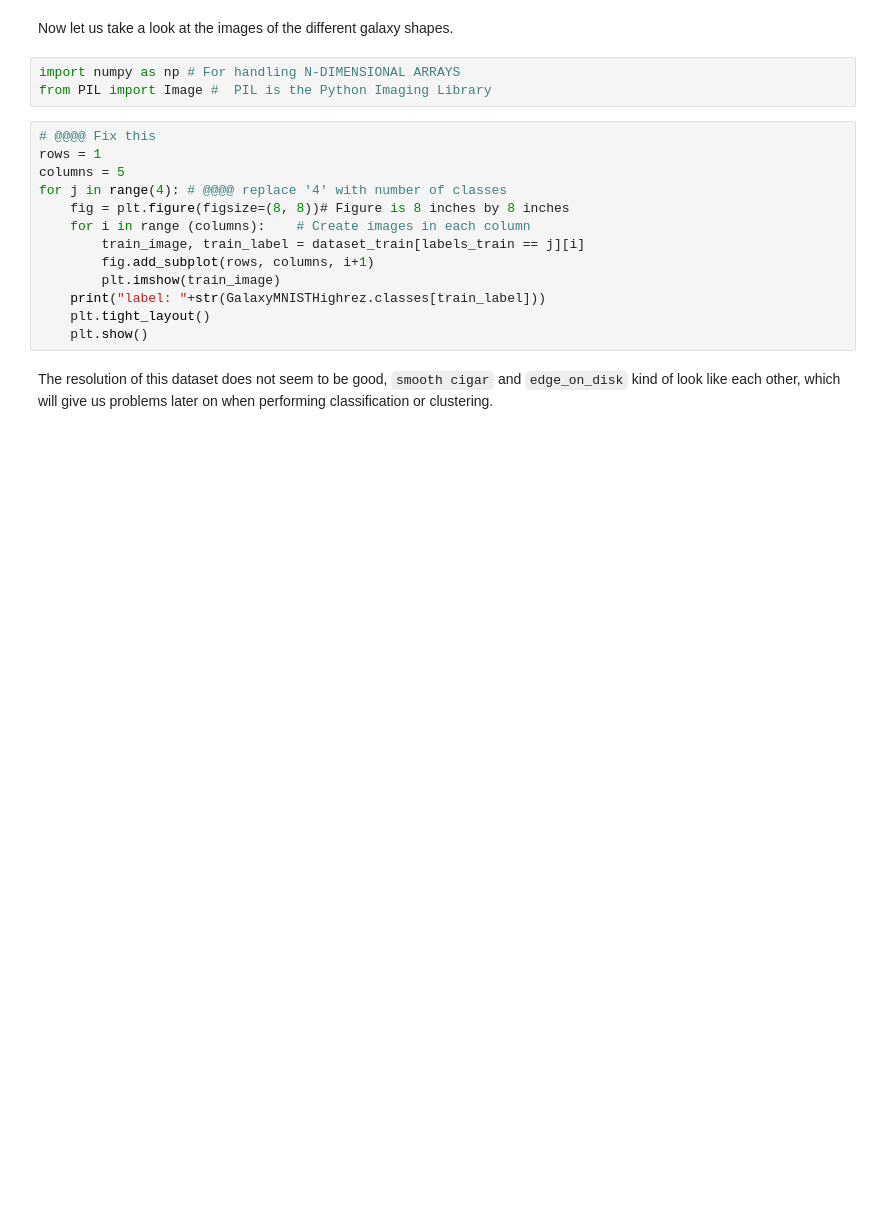
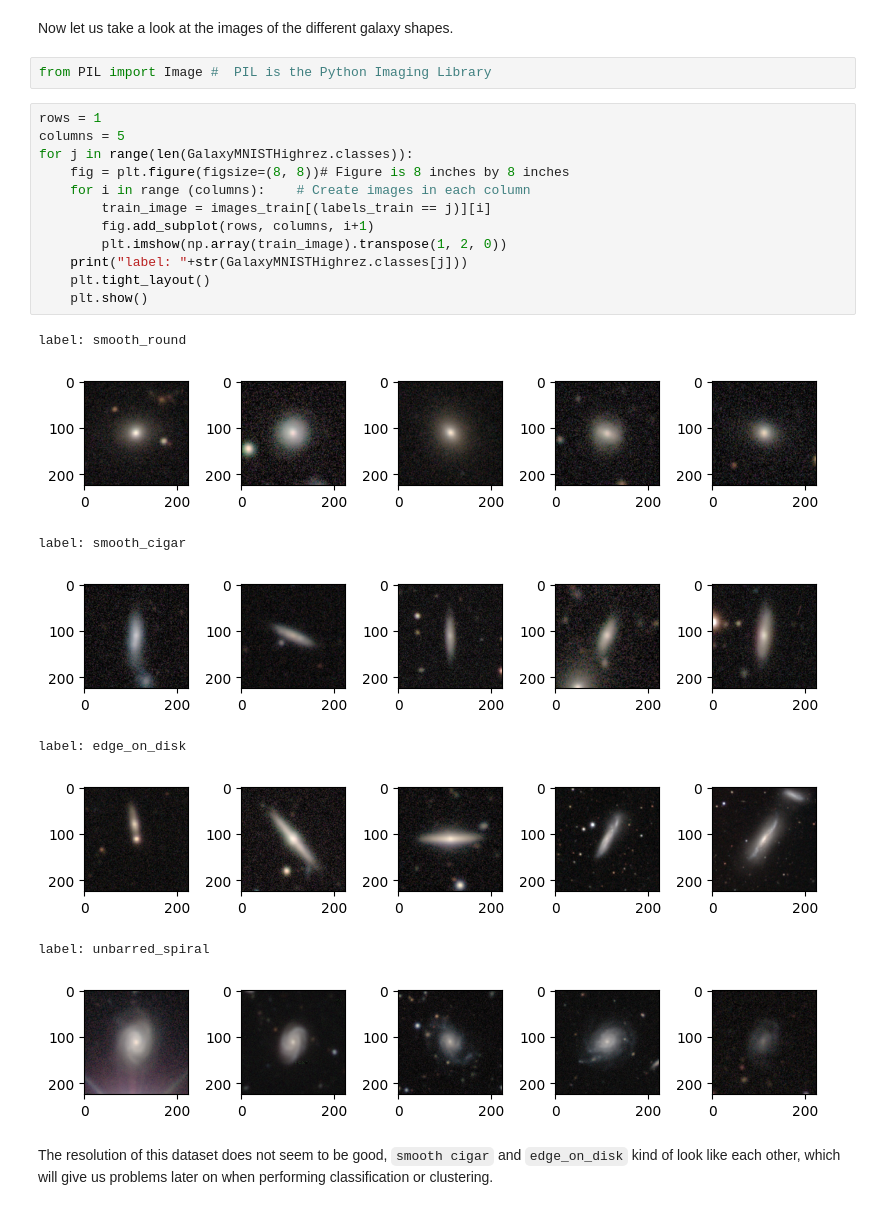
Before and after one commit to ezrafielding/galaxy-cluster, a Jupyter notebook: 1-PreProcessing.ipynb, the cells around one changed output. Cells and saved outputs as stored; diff of their text form; blank space fills up the shorter version.

```diff
--- a/1-PreProcessing.ipynb
+++ b/1-PreProcessing.ipynb
@@ -116,21 +120,28 @@ Count the class frequencies for the testing data, and visualise using a histogra
 # %% [markdown]
 Now let us take a look at the images of the different galaxy shapes.
 # %%
-import numpy as np # For handling N-DIMENSIONAL ARRAYS
 from PIL import Image #  PIL is the Python Imaging Library
 # %%
-# @@@@ Fix this
 rows = 1
 columns = 5
-for j in range(4): # @@@@ replace '4' with number of classes
+for j in range(len(GalaxyMNISTHighrez.classes)):
     fig = plt.figure(figsize=(8, 8))# Figure is 8 inches by 8 inches
     for i in range (columns):    # Create images in each column
-        train_image, train_label = dataset_train[labels_train == j][i]
+        train_image = images_train[(labels_train == j)][i]
         fig.add_subplot(rows, columns, i+1)
-        plt.imshow(train_image)
-    print("label: "+str(GalaxyMNISTHighrez.classes[train_label]))
+        plt.imshow(np.array(train_image).transpose(1, 2, 0))
+    print("label: "+str(GalaxyMNISTHighrez.classes[j]))
     plt.tight_layout()
     plt.show()
+# %% [output]
+label: smooth_round
+[figure, added]
+label: smooth_cigar
+[figure, added]
+label: edge_on_disk
+[figure, added]
+label: unbarred_spiral
+[figure, added]
 # %% [markdown]
 The resolution of this dataset does not seem to be good, `smooth cigar` and `edge_on_disk` kind of look like each other, which will give us problems later on when performing classification or clustering.
 # %% [markdown]
```
Also changed, not shown: parts of 20 cells of this notebook, 1 other file.
